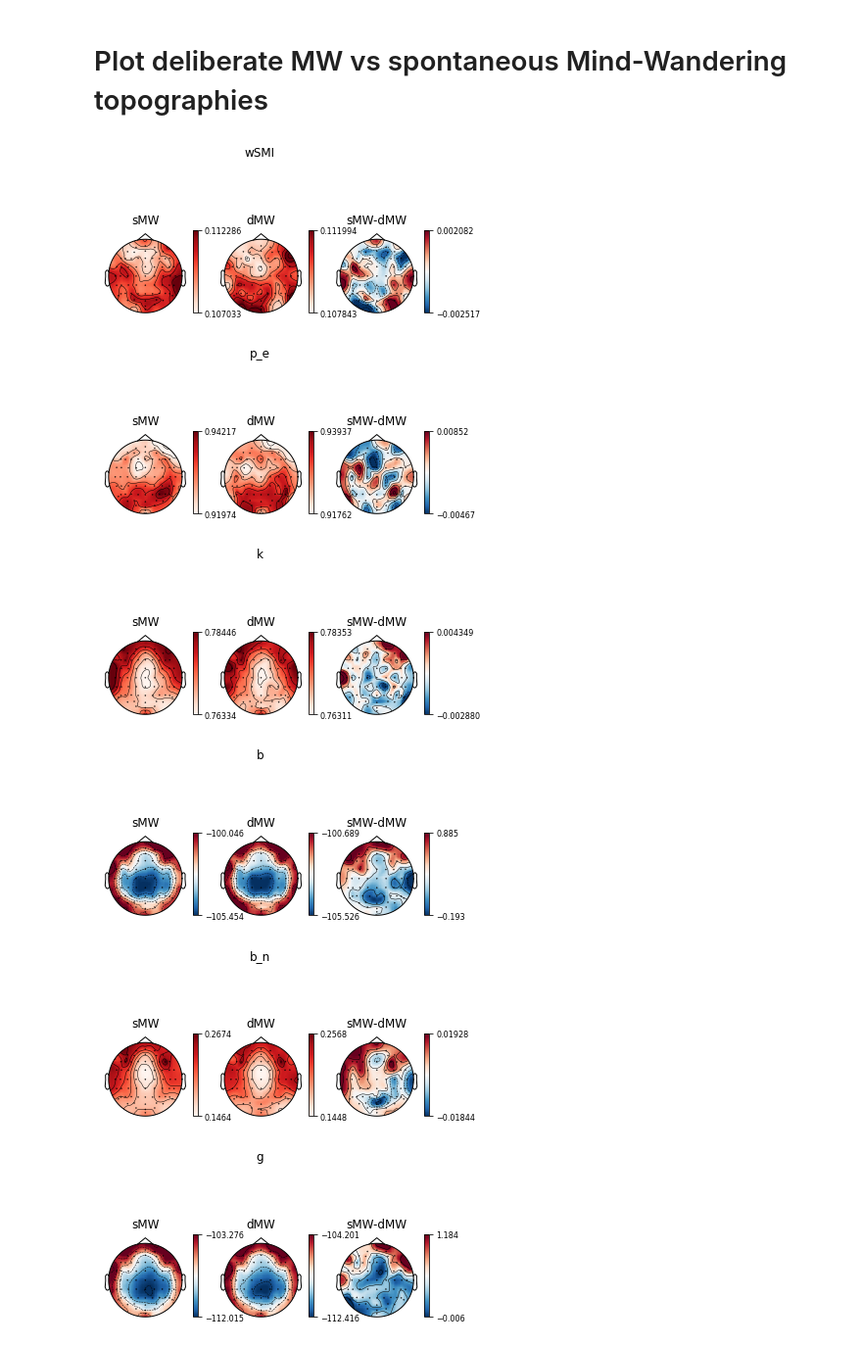
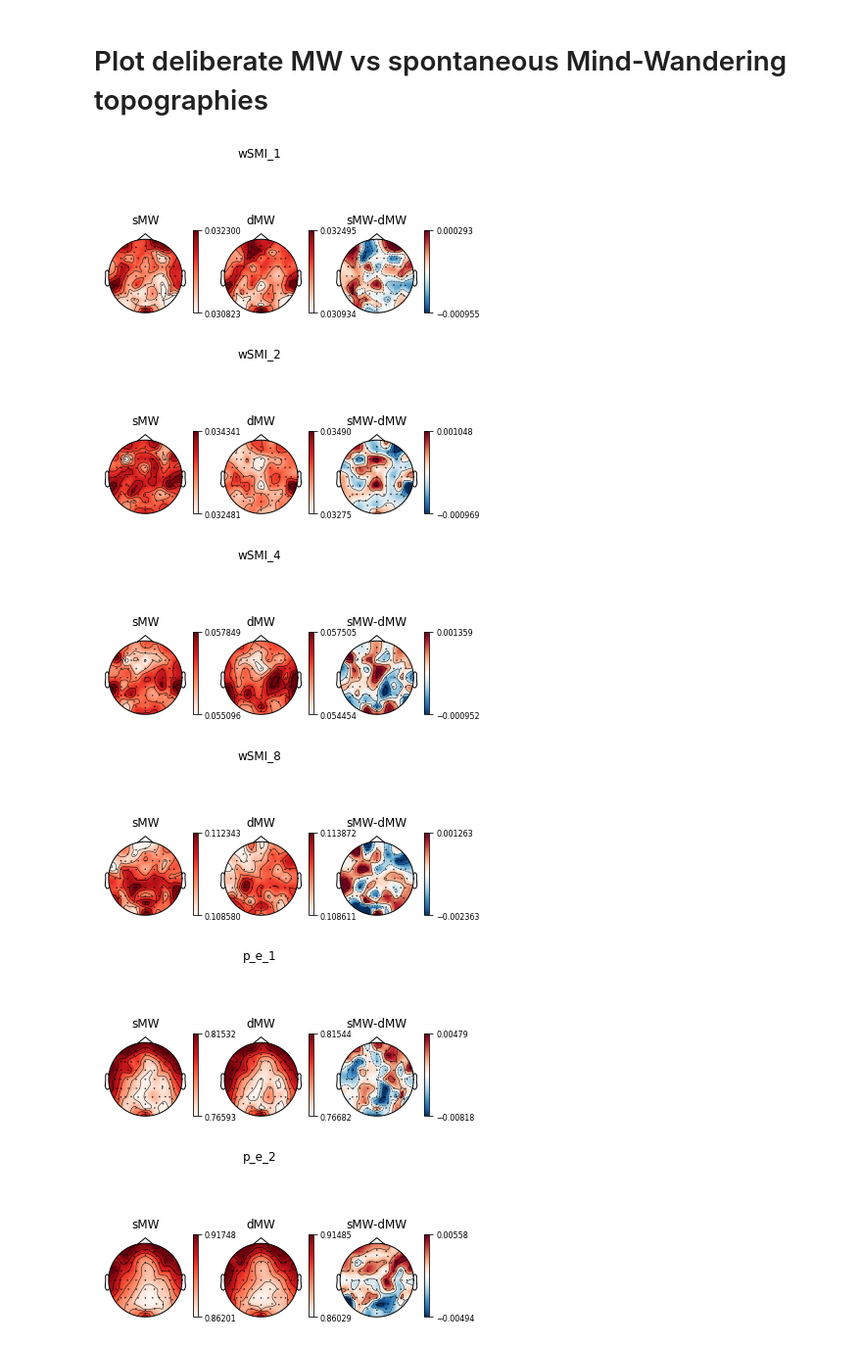
Before and after one commit to Nicobruno92/mw_markers_project, a Jupyter notebook: topographies.ipynb, the cells around one changed output. Shown at 98% size. Cells and saved outputs as stored; diff of their text form; code cells hidden in the pictures.

```diff
--- a/topographies.ipynb
+++ b/topographies.ipynb
@@ -17,8 +17,8 @@ epoch_type = 'evoked'
 all_participants = ['VP07','VP08','VP09', 'VP10','VP11','VP12','VP13','VP14','VP18','VP19','VP20','VP22','VP23','VP24','VP25','VP26','VP27','VP28','VP29','VP30','VP31','VP32','VP33','VP35','VP36','VP37']
 
 
-# path = '/media/nicolas.bruno/63f8a366-34b7-4896-a7ce-b5fb4ee78535/Nico/MW_eeg_data/minmarker/' #icm-linux
-path = '/Users/nicobruno/ownCloud/MW_eeg_data/minmarker/' #nico-mac
+path = '/media/nicolas.bruno/63f8a366-34b7-4896-a7ce-b5fb4ee78535/Nico/MW_eeg_data/minmarker/' #icm-linux
+# path = '/Users/nicobruno/ownCloud/MW_eeg_data/minmarker/' #nico-mac
 # %% [markdown]
 # Compute Topographies
 # %%
@@ -49,12 +49,20 @@ for i in all_participants:
     #############################
     #### With ERP SUBTRACTED ####
     #############################
-    epochs = mne.read_epochs(folder +  participant + '_' + epoch_type + '_' +  'ar_subtracted_epo.fif')
-    epochs.info['description'] = 'biosemi/64' #necessary for wSMI
-    epochs =  epochs.pick_types(eeg = True) #EOGs break everything\
+    epochs_subtracted = mne.read_epochs(folder +  participant + '_' + epoch_type + '_' +  'ar_subtracted_epo.fif')
+    epochs_subtracted.info['description'] = 'biosemi/64' #necessary for wSMI
+    epochs_subtracted =  epochs_subtracted.pick_types(eeg = True) #EOGs break everything\
+
+
+    #############################
+    ####       With ERP      ####
+    #############################
+    epochs_erp = mne.read_epochs(folder +  participant + '_' + epoch_type + '_' +  'ar_rereferenced_epo.fif')
+    epochs_erp.info['description'] = 'biosemi/64' #necessary for wSMI
+    epochs_erp =  epochs_erp.pick_types(eeg = True) #EOGs break everything\
 
     try:
-        df = pd.DataFrame.from_dict(all_markers(epochs['PC/on-task/correct/go'], 0, 0.6, target))
+        df = pd.DataFrame.from_dict(all_markers(epochs_subtracted['PC/on-task/correct/go'], 0, 0.6, target, epochs_erp =epochs_erp['PC/on-task/correct/go']))
         df['electrode'] = np.arange(0,64)
 
         df_ot = df_ot.append(df)
@@ -62,28 +70,28 @@ for i in all_participants:
         pass
 
     try:
-        df = pd.DataFrame.from_dict(all_markers(epochs['PC/dMW/correct/go'], 0, 0.6, target))
+        df = pd.DataFrame.from_dict(all_markers(epochs_subtracted['PC/dMW/correct/go'], 0, 0.6, target, epochs_erp =epochs_erp['PC/dMW/correct/go']))
         df['electrode'] = np.arange(0,64)
 
         df_mw = df_mw.append(df)
     except:
         pass
     try:
-        df = pd.DataFrame.from_dict(all_markers(epochs['PC/sMW/correct/go'], 0, 0.6, target))
+        df = pd.DataFrame.from_dict(all_markers(epochs_subtracted['PC/sMW/correct/go'], 0, 0.6, target, epochs_erp =epochs_erp['PC/sMW/correct/go']))
         df['electrode'] = np.arange(0,64)
 
         df_mw =  df_mw.append(df)
     except:
         pass
     try:
-        df = pd.DataFrame.from_dict(all_markers(epochs['SC/dMW/correct/go'], 0, 0.6, target))
+        df = pd.DataFrame.from_dict(all_markers(epochs_subtracted['SC/dMW/correct/go'], 0, 0.6, target, epochs_erp =epochs_erp['SC/dMW/correct/go']))
         df['electrode'] = np.arange(0,64)
 
         df_dmw = df_dmw.append(df)
     except:
         pass
     try:
-        df = pd.DataFrame.from_dict(all_markers(epochs['SC/sMW/correct/go'], 0, 0.6, target))
+        df = pd.DataFrame.from_dict(all_markers(epochs_subtracted['SC/sMW/correct/go'], 0, 0.6, target, epochs_erp =epochs_erp['SC/sMW/correct/go']))
         df['electrode'] = np.arange(0,64)
 
         df_smw =  df_smw.append(df)
@@ -246,8 +169,11 @@ Reduction order for nice/marker/TimeLockedTopography/p3a: ['epochs', 'times']
 # %% [markdown]
 # Plot On-Task vs Mind-Wandering topographies
 # %%
-markers = ['wSMI', 'p_e', 'k', 'b', 'b_n', 'g', 'g_n', 't', 't_n',
-       'd', 'd_n', 'a','a_n', 'CNV', 'P1', 'P3a', 'P3b']
+markers = ['wSMI_1', 'wSMI_2', 'wSMI_4', 'wSMI_8', 'p_e_1', 'p_e_2',
+       'p_e_4', 'p_e_8', 'k', 'b', 'b_n', 'g', 'g_n', 't', 't_n',
+       'd', 'd_n', 'a_n', 'a', 'CNV', 'P1', 'P3a', 'P3b']
+
+epochs = epochs_subtracted
 
 df_ot_agg = df_ot.groupby('electrode').mean()
 df_mw_agg = df_mw.groupby('electrode').mean()
@@ -309,9 +235,6 @@ for marker in markers:
 # %% [markdown]
 # Plot deliberate MW vs spontaneous Mind-Wandering topographies
 # %%
-markers = ['wSMI', 'p_e', 'k', 'b', 'b_n', 'g', 'g_n', 't', 't_n',
-       'd', 'd_n', 'a','a_n', 'CNV', 'P1', 'P3a', 'P3b']
-
 df_smw_agg = df_smw.groupby('electrode').mean()
 df_dmw_agg = df_dmw.groupby('electrode').mean()
 
@@ -329,36 +252,36 @@ for marker in markers:
     im, _ = mne.viz.plot_topomap(df_smw_agg[marker].values, pos = epochs.info,
                          image_interp='nearest', outlines='head', sensors=True,
                          vmin = np.nanmin(df_smw_agg[marker].values), vmax = np.nanmax(df_smw_agg[marker].values), axes = ax[0], show = False)
     ax[0].set_title('sMW')
     divider = make_axes_locatable(ax[0])
     cax = divider.append_axes("right", size="5%", pad=0.05)
     cbar = plt.colorbar(im, cax=cax, ticks=(np.nanmin(df_smw_agg[marker].values), np.nanmax(df_smw_agg[marker].values)))
     cbar.ax.tick_params(labelsize=8)
 
     im, _ = mne.viz.plot_topomap(df_dmw_agg[marker].values, pos = epochs.info,
                          image_interp='nearest', outlines='head', sensors=True,
                          vmin = np.nanmin(df_dmw_agg[marker].values), vmax = np.nanmax(df_dmw_agg[marker].values), axes = ax[1], show = False)
     ax[1].set_title('dMW')
     divider = make_axes_locatable(ax[1])
     cax = divider.append_axes("right", size="5%", pad=0.05)
     cbar = plt.colorbar(im, cax=cax, ticks=(np.nanmin(df_dmw_agg[marker].values), np.nanmax(df_dmw_agg[marker].values)))
     cbar.ax.tick_params(labelsize=8)
 
     im, _ = mne.viz.plot_topomap(df_topo[marker].values, pos = epochs.info,
                          image_interp='nearest', outlines='head', sensors=True,
                          vmin = np.nanmin(df_topo[marker].values), vmax = np.nanmax(df_topo[marker].values), axes = ax[2], show= False)
     ax[2].set_title('sMW-dMW')
     divider = make_axes_locatable(ax[2])
     cax = divider.append_axes("right", size="5%", pad=0.05)
     cbar = plt.colorbar(im, cax=cax, ticks=(np.nanmin(df_topo[marker].values), np.nanmax(df_topo[marker].values)))
     cbar.ax.tick_params(labelsize=8)
 
 
     plt.show()
 # %% [output]
-[figure, old version]
+[figure, new version]
-[figure, old version]
+[figure, new version]
-[figure, old version]
+[figure, new version]
-[figure, old version]
+[figure, new version]
-[figure, old version]
+[figure, new version]
-[figure, old version]
+[figure, new version]
```
Also changed, not shown: parts of 3 cells of this notebook, 30 other files.
